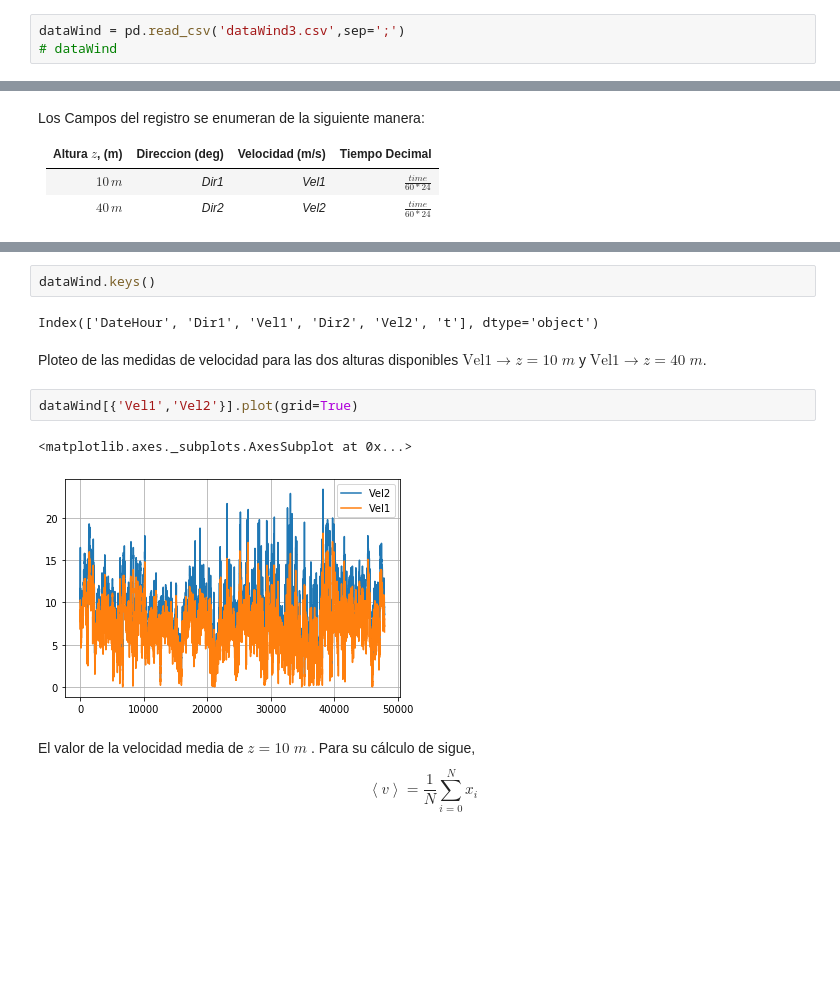
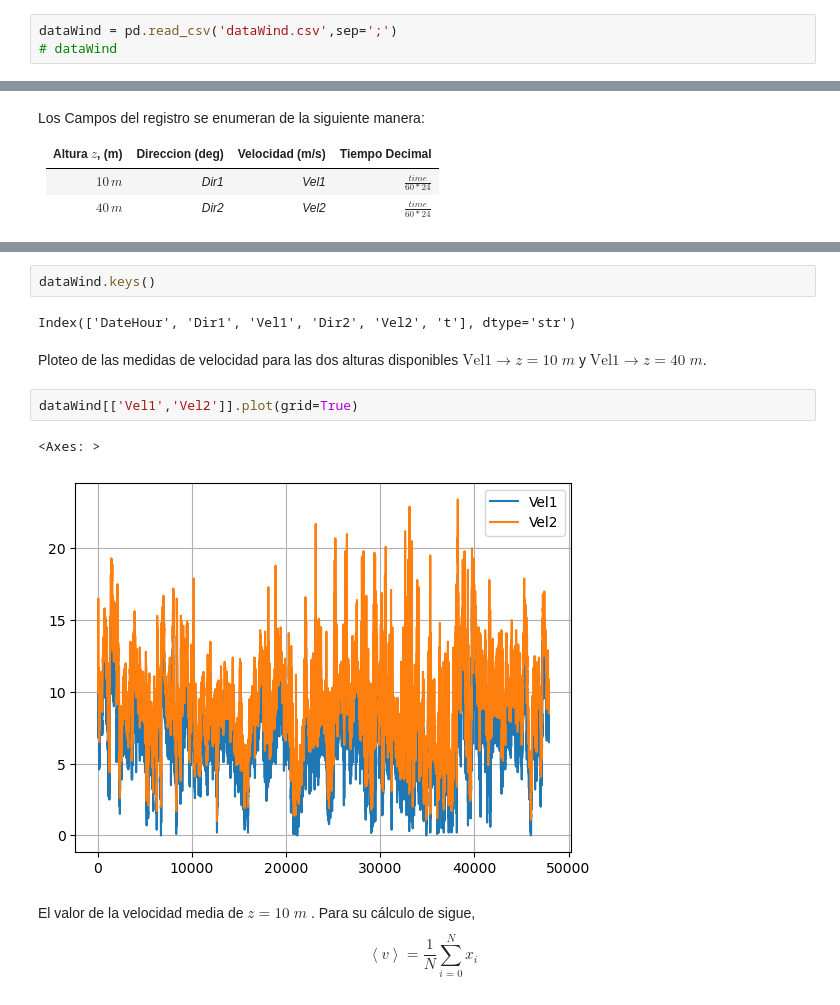
Before and after one commit to graushupc/ESEIAAT-220211, a Jupyter notebook: estadisticaViento.ipynb, the cells around one changed output, grey strips where cells are left out. Saved outputs shown, nothing was run; the diff lists cells and outputs as text; blank space fills up the shorter version.

```diff
--- a/estadisticaViento.ipynb
+++ b/estadisticaViento.ipynb
@@ -19,7 +19,7 @@ import matplotlib.pyplot as plt
 # %% [markdown]
 Importación de datos. Este proceso es transparente para el caso de __pandas__ así como la identificación del tipo de datos y las variables de indexación de campos. Diferente al caso de lo realizado con la herramienta  Matlab usada en las prácticas.
 # %%
-dataWind = pd.read_csv('dataWind3.csv',sep=';')
+dataWind = pd.read_csv('dataWind.csv',sep=';')
 # dataWind
 # %% [markdown]
 Fuente para Pandas : https://towardsdatascience.com/a-guide-to-pandas-and-matplotlib-for-data-exploration-56fad95f951c
@@ -33,14 +42,14 @@ Los Campos del registro se enumeran de la siguiente manera:
 # %%
 dataWind.keys()
 # %% [output]
-Index(['DateHour', 'Dir1', 'Vel1', 'Dir2', 'Vel2', 't'], dtype='object')
+Index(['DateHour', 'Dir1', 'Vel1', 'Dir2', 'Vel2', 't'], dtype='str')
 # %% [markdown]
 Ploteo de las medidas de velocidad para las dos alturas disponibles $\text{Vel1}\rightarrow z = 10\; m$ y $\text{Vel1} \rightarrow  z = 40\;m$.
 # %%
-dataWind[{'Vel1','Vel2'}].plot(grid=True)
+dataWind[['Vel1','Vel2']].plot(grid=True)
 # %% [output]
-<matplotlib.axes._subplots.AxesSubplot at 0x...>
+<Axes: >
-[figure, old version]
+[figure, new version]
 # %% [markdown]
 El valor de la velocidad media de $z = 10\;m$ . Para su cálculo de sigue, $$\left< v \right> = \frac{1}{N} \sum\limits_{i=0}^{N} x_i \tag{1}$$
 # %%
```
Also changed, not shown: parts of 20 cells of this notebook, 1 other file.
